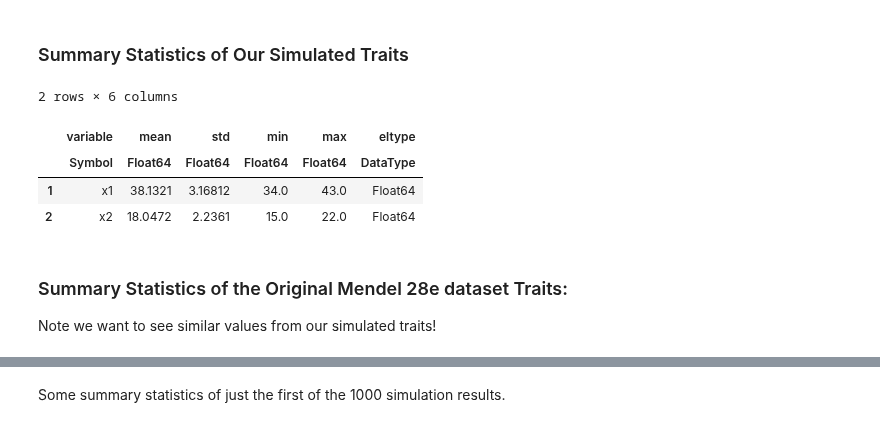
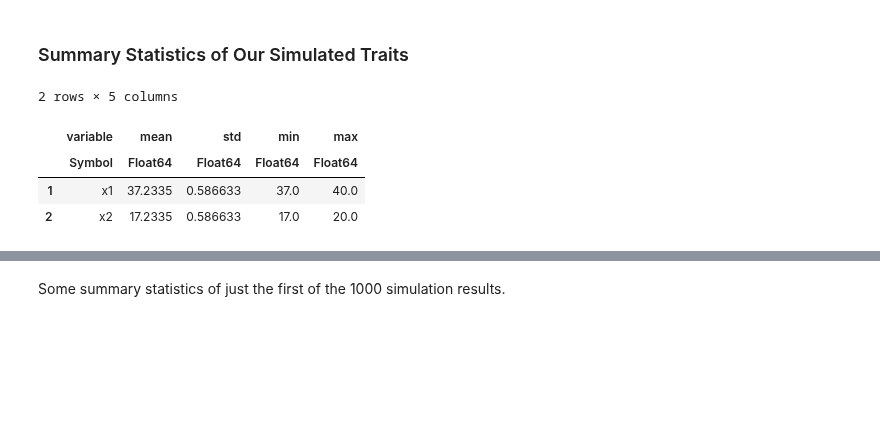
Before and after one commit to OpenMendel/TraitSimulation.jl, a Jupyter notebook: docs/TraitSimulation_28e.ipynb, the cells around one changed output, grey strips where cells are left out. Drawn from its saved outputs; the diff is of its cells as text; code cells hidden in the pictures; blank space fills up the shorter version.

Commit message:
updating traitsim28 example

```diff
--- a/docs/TraitSimulation_28e.ipynb
+++ b/docs/TraitSimulation_28e.ipynb
@@ -264,3 +138,3 @@ We next need to find the position of the snp rs10412915.  If you wish to use ano
 # %%
-ind_rs10412915 = findall(x -> x == "rs10412915", snpid)[1]
+index_rs7212950 = findall(x -> x == "rs7212950", snpid)[1]
 # %% [output]
@@ -294,0 +146,2 @@ X = DataFrame(sex = sex, locus = locus)
+# %%
+X = DataFrame(locus = convert(Vector{Float64}, @view(EUR_snpdata[:, index_rs7212950])))
@@ -388,5 +227,5 @@ We will use the same values of $\textbf{GRM, V_a, and V_e}$ in the bivariate cov
 
 Note that the residual covariance among two relatives is the additive genetic variance, $\textbf{V_a}$, times twice the kinship coefficient, $\Phi$. The kinship matrix is derived from the genetic relationship matrix $\textbf{GRM}$ across the common SNPs with minor allele frequency at least 0.05.
 # %%
-GRM = grm(snpdata, minmaf = 0.05)
+GRM = grm(EUR_snpdata, minmaf = 0.05)
 # %% [output]
@@ -503,5 +336,7 @@ variance_formula = @vc V_A ⊗ 2GRM + V_E ⊗ I_n;
 # %% [markdown]
 These are the formulas for the fixed effects, as specified by Mendel Option 28e.
 # %%
-mean_formulas = ["40 + 3(sex) - 1.5(locus)", "20 + 2(sex) - 1.5(locus)"]
+mean_formulas = ["40 - 1.5(locus)", "20 - 1.5(locus)"]
+Multiple_LMM_traits_model = LMMTrait(mean_formulas, X, variance_formula)
+Simulated_LMM_Traits = DataFrame(simulate(Multiple_LMM_traits_model))
 # %% [output]
@@ -534,14 +368,10 @@ Simulated_LMM_Traits = DataFrame(simulate(Multiple_LMM_traits_model))
 # %% [markdown]
 ### Summary Statistics of Our Simulated Traits
 # %%
-describe(Simulated_LMM_Traits, stats = [:mean, :std, :min, :max, :eltype])
+describe(Simulated_LMM_Traits, :mean, :std, :min, :max)
 # %% [output]
-2 rows × 6 columns
+2 rows × 5 columns
-|  | variable | mean | std | min | max | eltype |
-|  | Symbol | Float64 | Float64 | Float64 | Float64 | DataType |
-| 1 | x1 | 38.1321 | 3.16812 | 34.0 | 43.0 | Float64 |
-| 2 | x2 | 18.0472 | 2.2361 | 15.0 | 22.0 | Float64 |
+|  | variable | mean | std | min | max |
+|  | Symbol | Float64 | Float64 | Float64 | Float64 |
+| 1 | x1 | 37.2335 | 0.586633 | 37.0 | 40.0 |
+| 2 | x2 | 17.2335 | 0.586633 | 17.0 | 20.0 |
-# %% [markdown]
-### Summary Statistics of the Original Mendel 28e dataset Traits:
-
-Note we want to see similar values from our simulated traits!
```
Also changed, not shown: parts of 64 cells of this notebook.
